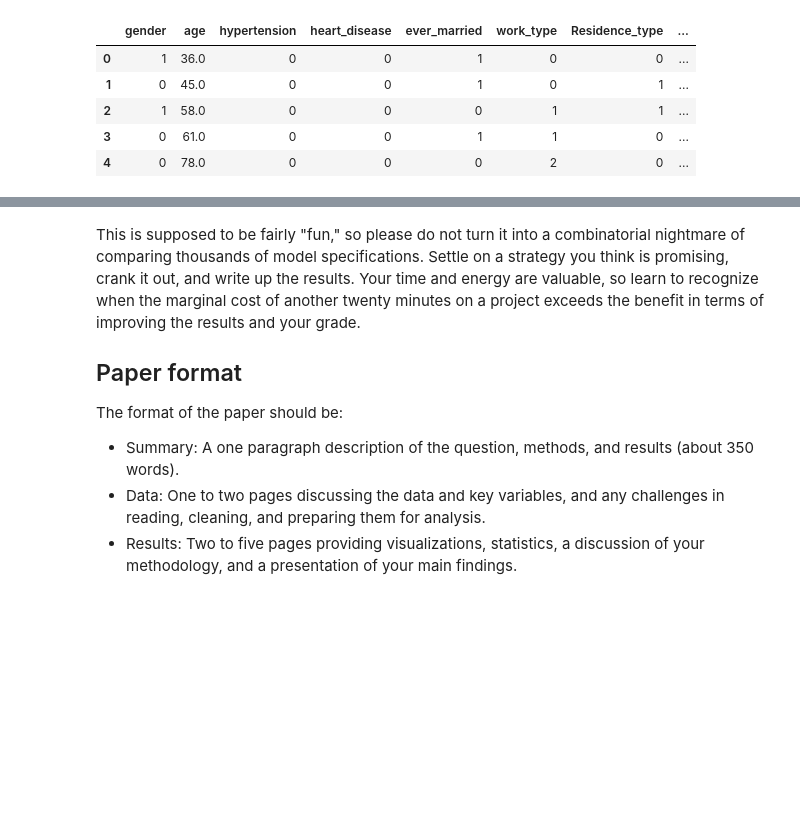
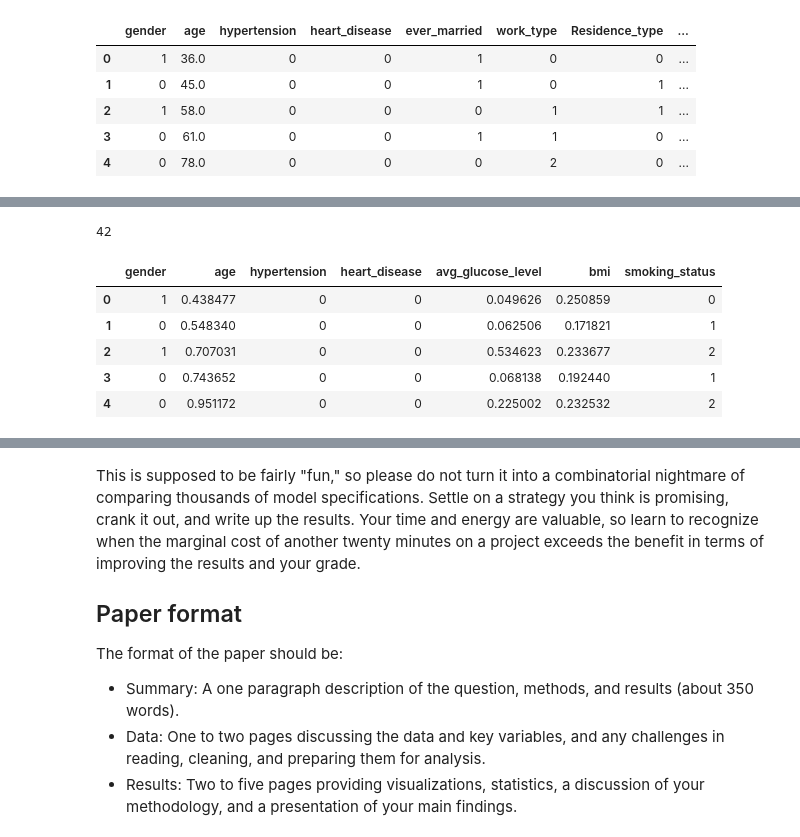
Before and after one commit to DS3001/group24, a Jupyter notebook: lab2.ipynb, the cells around one changed output, grey strips where cells are left out. Drawn from its saved outputs; the diff is of its cells as text; code cells hidden in the pictures; blank space fills up the shorter version.

```diff
--- a/lab2.ipynb
+++ b/lab2.ipynb
@@ -106,0 +75,13 @@ AttributeError: 'PolynomialFeatures' object has no attribute 'get_feature_names_
+# %%
+#Clean the test set
+df_test['ever_married'] = df_test['ever_married'].replace(['Yes','No'],[1,0])
+df_test['work_type'] = df_test['work_type'].replace(['Govt_job','Self-employed','Private','children','Never_worked'],[0,1,2,3,4])
+df_test['Residence_type'] = df_test['Residence_type'].replace(['Urban','Rural'],[0,1])
+df_test['smoking_status'] = df_test['smoking_status'].replace(['formerly smoked','never smoked','Unknown','smokes'],[0,1,2,3])
+df_test['gender'] = df_test['gender'].replace(['Male','Female','Other'],[1,0,2])
+df_test = df_test.drop(['Unnamed: 0','id'],axis=1)
+df_test['bmi'].isna().sum()
+# %% [output]
+42
+# %%
+df_test = df_test.dropna(subset=['bmi'])
@@ -106,0 +96,18 @@ AttributeError: 'PolynomialFeatures' object has no attribute 'get_feature_names_
+# %%
+def maxmin(x):
+    x = (x-min(x))/(max(x)-min(x))
+    return x
+#First run we are using gender, age, hypertension, heart disease, glucose level, bmi, smoking status
+X_train = df_train.drop(['stroke','ever_married','work_type','Residence_type'],axis=1)
+X_test = df_test.drop(['stroke','ever_married','work_type','Residence_type'],axis=1)
+#Normalize numeric variables
+X_train[['age','avg_glucose_level','bmi']] = X_train[['age','avg_glucose_level','bmi']].apply(maxmin)
+X_test[['age','avg_glucose_level','bmi']] = X_test[['age','avg_glucose_level','bmi']].apply(maxmin)
+X_train.head()
+# %% [output]
+|  | gender | age | hypertension | heart_disease | avg_glucose_level | bmi | smoking_status |
+| 0 | 1 | 0.438477 | 0 | 0 | 0.049626 | 0.250859 | 0 |
+| 1 | 0 | 0.548340 | 0 | 0 | 0.062506 | 0.171821 | 1 |
+| 2 | 1 | 0.707031 | 0 | 0 | 0.534623 | 0.233677 | 2 |
+| 3 | 0 | 0.743652 | 0 | 0 | 0.068138 | 0.192440 | 1 |
+| 4 | 0 | 0.951172 | 0 | 0 | 0.225002 | 0.232532 | 2 |
```
Also changed, not shown: parts of 16 cells of this notebook.
